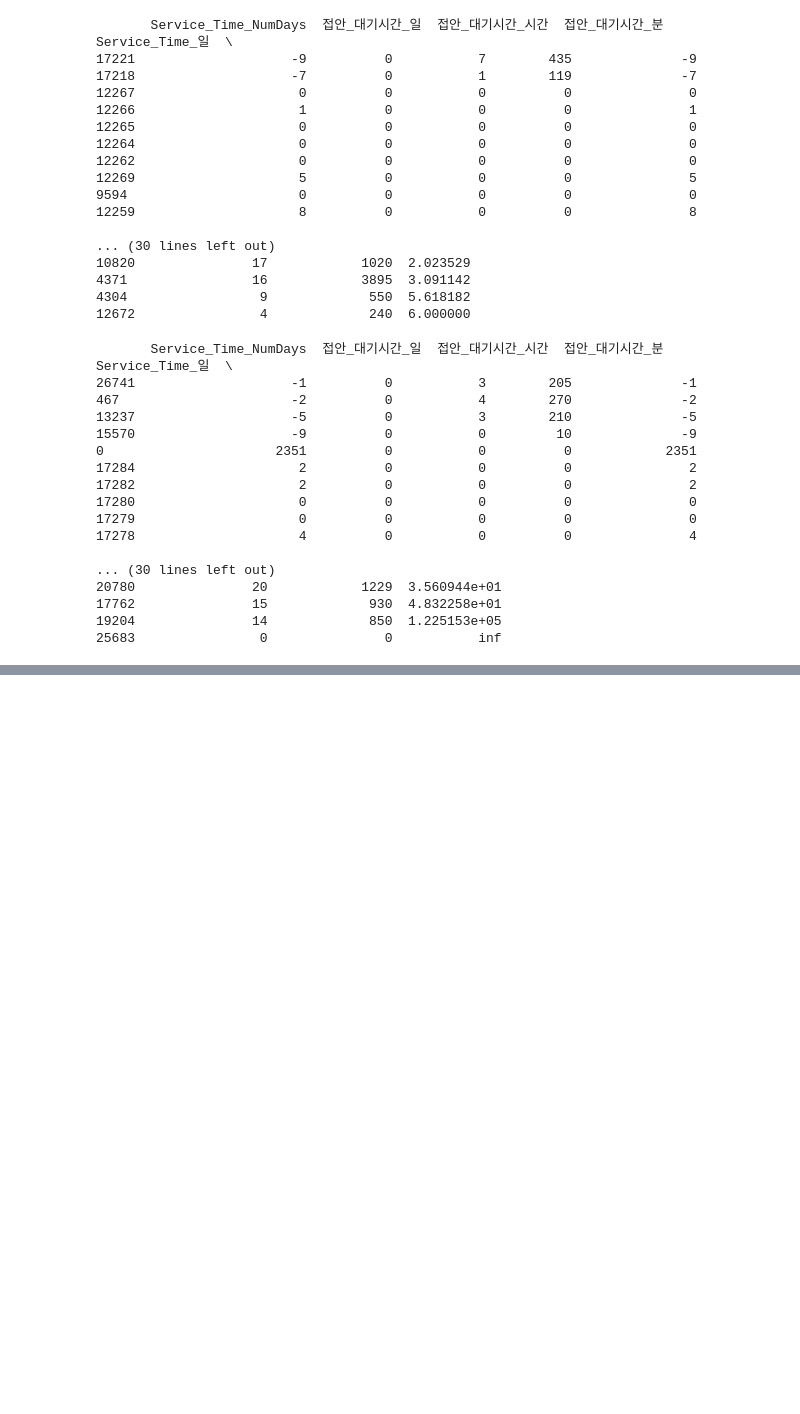
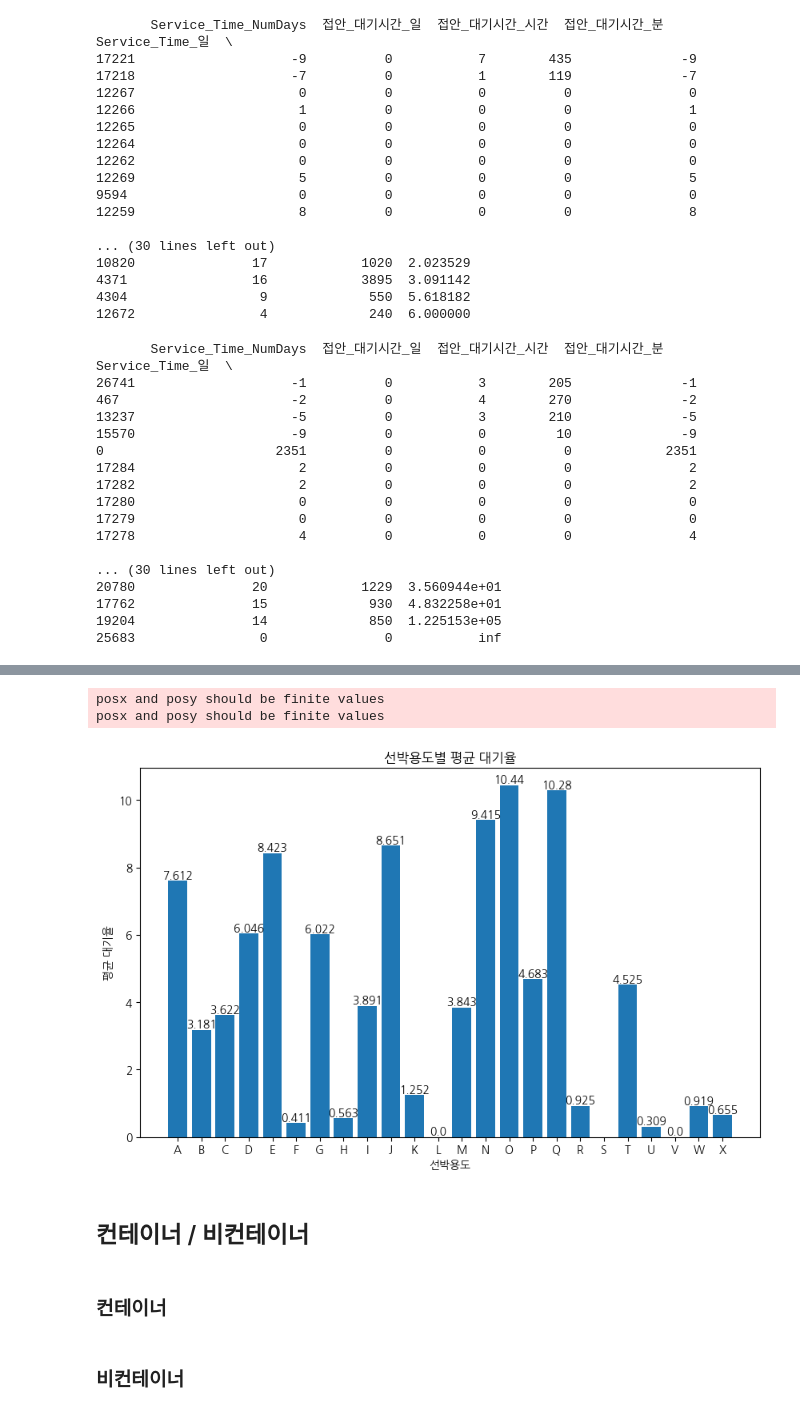
Before and after one commit to GyudongHan/Project_1, a Jupyter notebook: 프로젝트 3/Visualize.ipynb, the cells around one changed output, grey strips where cells are left out. Saved outputs shown, nothing was run; the diff lists cells and outputs as text; code cells hidden in the pictures; blank space fills up the shorter version.

```diff
--- a/프로젝트 3/Visualize.ipynb
+++ b/프로젝트 3/Visualize.ipynb
@@ -223,0 +339,12 @@ plt.show()
+# %%
+percentage_to_drop = int(len(sorted_ULS_df) * 0.005)
+PER1_ULS = sorted_ULS_df[percentage_to_drop:-percentage_to_drop]
+
+percentage_to_drop = int(len(sorted_PUS_df) * 0.005)
+PER1_PUS = sorted_PUS_df[percentage_to_drop:-percentage_to_drop]
+
+percentage_to_drop = int(len(sorted_INC_df) * 0.005)
+PER1_INC = sorted_INC_df[percentage_to_drop:-percentage_to_drop]
+
+percentage_to_drop = int(len(sorted_KAN_df) * 0.005)
+PER1_KAN = sorted_KAN_df[percentage_to_drop:-percentage_to_drop]
@@ -223,0 +368,4 @@ plt.show()
+# %%
+concatenated_df = pd.concat([PER1_ULS, PER1_PUS, PER1_INC, PER1_KAN], axis=0, ignore_index=True)
+concatenated_df.info()
+# 허가완료 없는 = 대기 발생 안한
@@ -223,0 +453,5 @@ plt.show()
+# %%
+# '선박용도' 칼럼 값이 주어진 리스트에 포함된 행만 추출
+fil_concat = concatenated_df[concatenated_df['선박용도'].isin(['A', 'B', 'C', 'D', 'E', 'F', 'G', 'H', 'I', 'J', 'K', 'L', 'M', 'N', 'O', 'P', 'Q', 'R', 'T', 'U', 'V', 'W', 'X'])]
+# S = 화물 및 여객선인데 부존재함
+fil_concat['선박용도'].value_counts()
@@ -223,0 +478,5 @@ plt.show()
+# %%
+average_by_ship_purpose = {}
+for char in 'ABCDEFGHIJKLMNOPQRSTUVWX':
+    average = fil_concat[fil_concat['선박용도'] == char]['대기율'].mean()
+    average_by_ship_purpose[char] = average*100
@@ -223,0 +503,25 @@ plt.show()
+# %%
+# 막대 그래프 생성
+fig, ax = plt.subplots(figsize=(10, 6))
+bars = ax.bar(average_by_ship_purpose.keys(), average_by_ship_purpose.values())
+
+# 각 막대에 대한 수치 표시
+for bar in bars:
+    yval = bar.get_height()
+    plt.text(bar.get_x() + bar.get_width()/2, yval, round(yval, 3), va='bottom', ha='center', color='black', fontsize=10)
+
+# 그래프 제목과 레이블 설정
+ax.set_title('선박용도별 평균 대기율')
+ax.set_xlabel('선박용도')
+ax.set_ylabel('평균 대기율')
+
+# 그래프 표시
+plt.show()
+# %% [output]
+posx and posy should be finite values
+posx and posy should be finite values
+[figure, added]
+# %% [markdown]
+## 컨테이너 / 비컨테이너
+# %% [markdown]
+### 컨테이너
@@ -223,0 +530,2 @@ plt.show()
+# %% [markdown]
+### 비컨테이너
```
Also changed, not shown: parts of 36 cells of this notebook, 1 other file.
